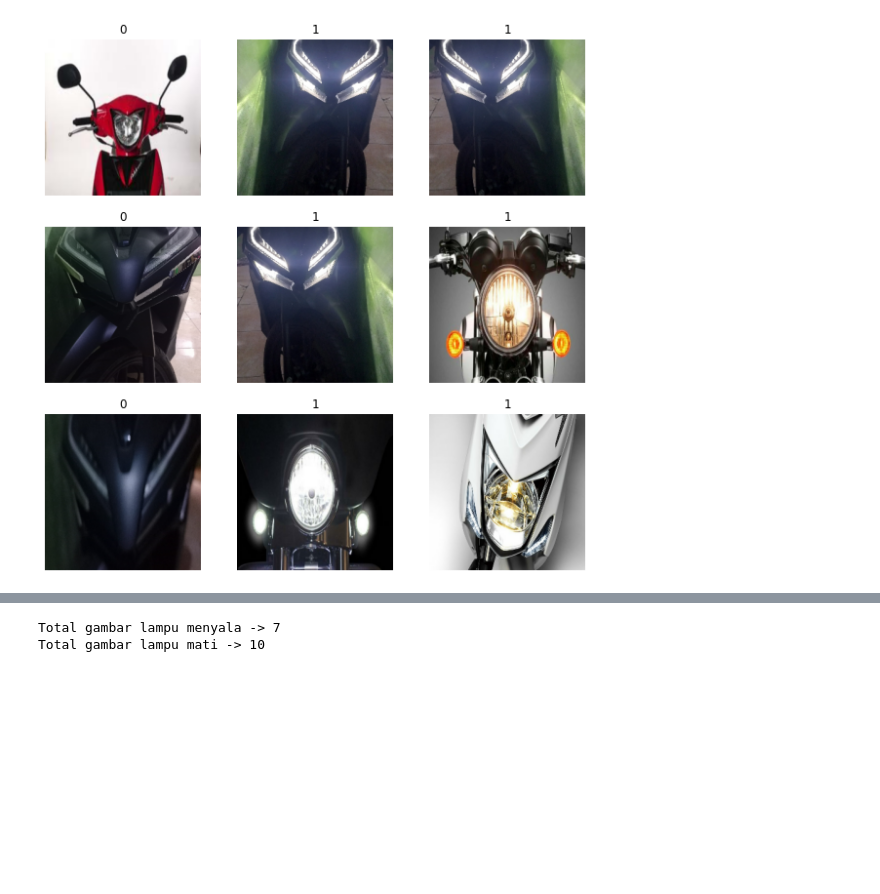
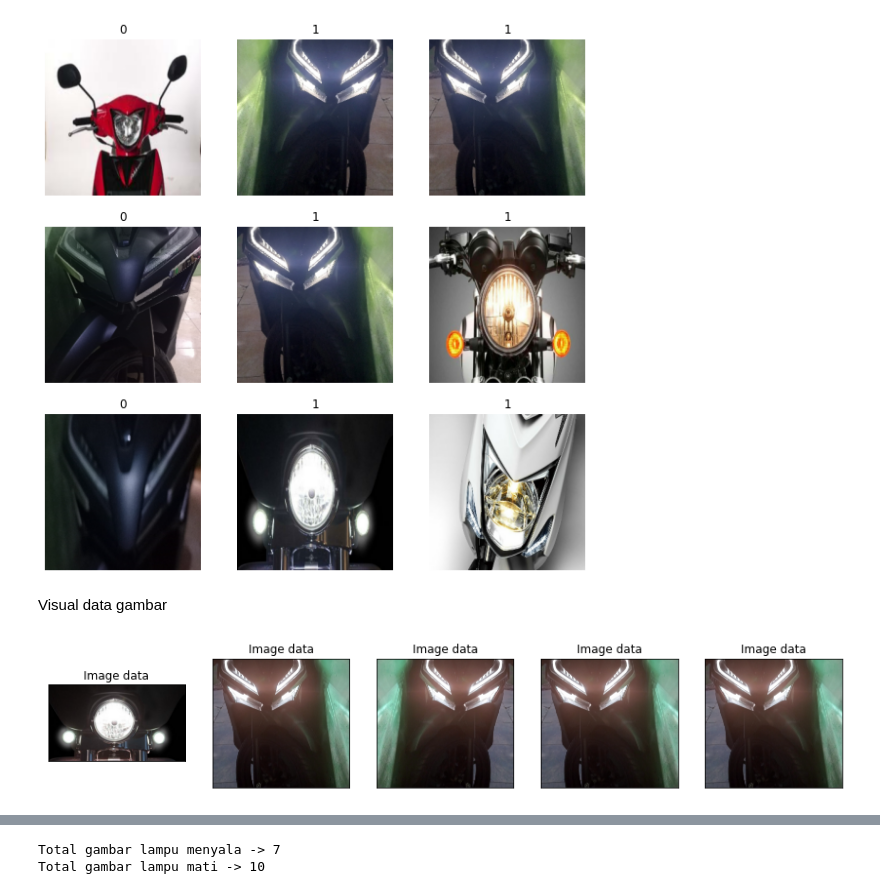
Before and after one commit to ackermanjayjay/Classification_lamps_motorcyles, a Jupyter notebook: lampClassification.ipynb, the cells around one changed output, grey strips where cells are left out. Drawn from its saved outputs; the diff is of its cells as text; code cells hidden in the pictures; blank space fills up the shorter version.

```diff
--- a/lampClassification.ipynb
+++ b/lampClassification.ipynb
@@ -40,3 +40,24 @@ for dir in glob.glob('data_gambar/lampu_mati'):
     for image in glob.glob(os.path.join(dir,"*jpg")):
         img=cv.imread(image)
         mati_images.append(img)
+# %%
+plot_menyala_images=np.array(menyala_images)
+plot_mati_images=np.array(mati_images)
+# %% [markdown]
+Visual data gambar
+# %%
+def load_images(images):
+    # Tampilkan Gambar
+    fig = plt.figure(figsize=(15,15))
+    for i in range(5):
+        plt.subplot(5,5,i+1)
+        plt.xticks([])
+        plt.yticks([])
+        plt.title("Image data")
+        plt.grid(False)
+        plt.imshow(images[i],cmap=plt.cm.binary)
+    plt.show()
+# %%
+load_images(plot_menyala_images)
+# %% [output]
+[figure, added]
```
Also changed, not shown: parts of 26 cells of this notebook, 4 other files.
